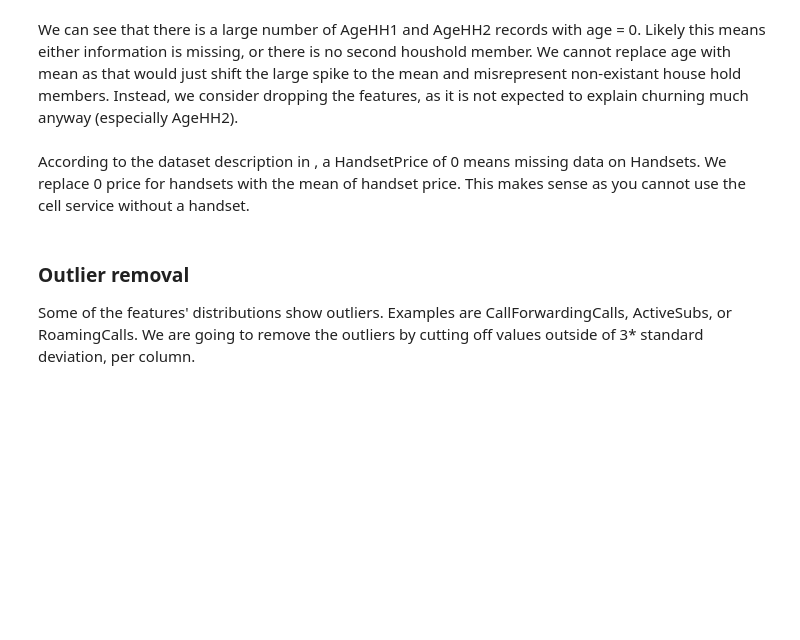
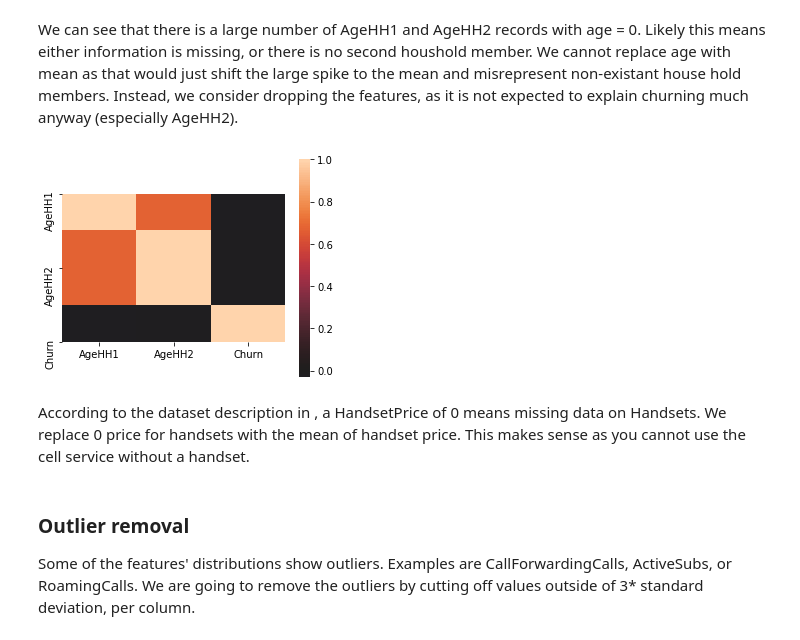
Before and after one commit to manuelseeger/nd-machine-learning, a Jupyter notebook: capstone/capstone.ipynb, the cells around one changed output. Saved outputs shown, nothing was run; the diff lists cells and outputs as text; code cells hidden in the pictures; blank space fills up the shorter version.

```diff
--- a/capstone/capstone.ipynb
+++ b/capstone/capstone.ipynb
@@ -226,8 +303,10 @@ Instead, we consider dropping the features, as it is not expected to explain chu
 # %%
 corrmat = df_dropped[['AgeHH1', 'AgeHH2', 'Churn']].corr()
 f, ax = plt.subplots(figsize=(5,4))
-sns.heatmap(corrmat, square=True)
+sns.heatmap(corrmat, square=True, center=0)
 plt.show()
+# %% [output]
+[figure, added]
 # %%
 drop = ['AgeHH1', 'AgeHH2']
 drop_candidates.extend(drop)
```
Also changed, not shown: parts of 46 cells of this notebook, 13 other files.
